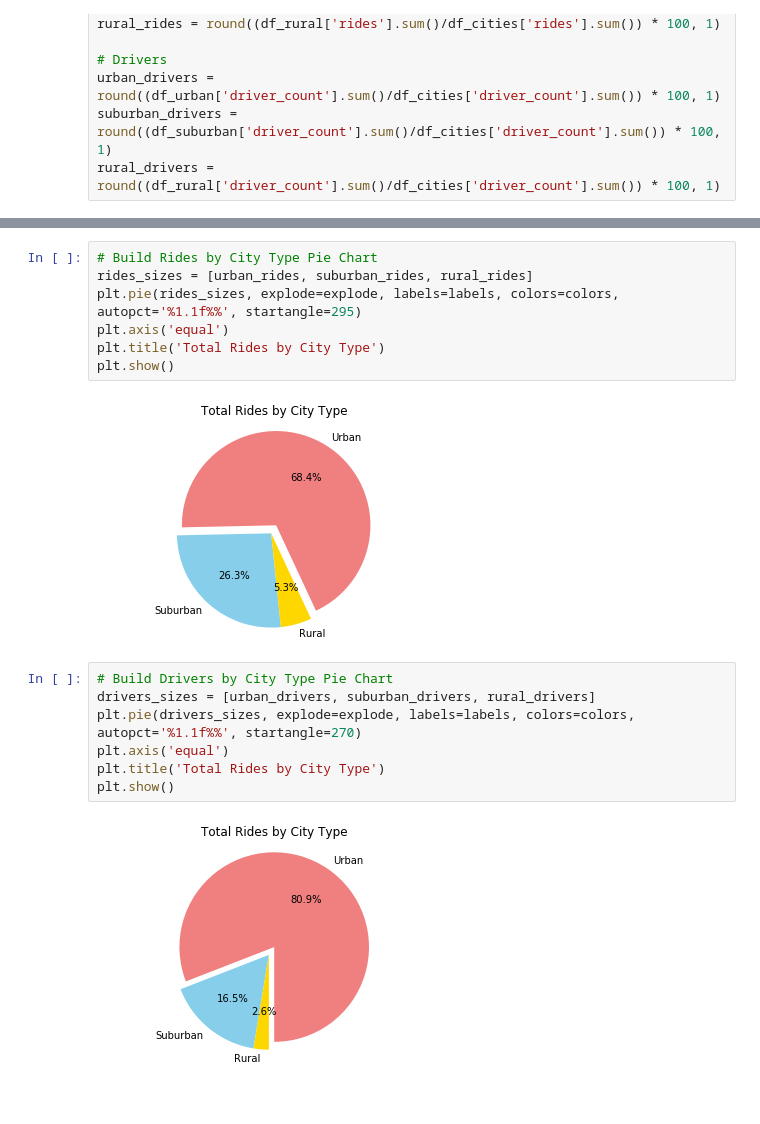
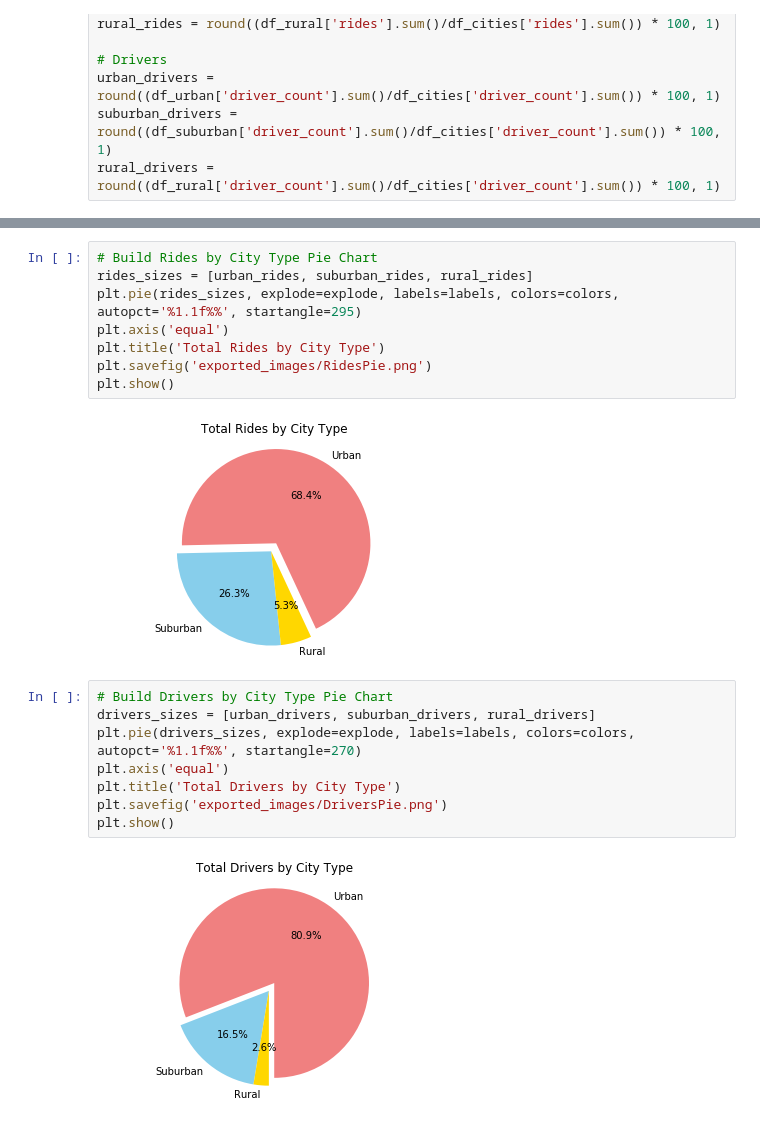
Before and after one commit to mbyrd27/matplotlib-challenge, a Jupyter notebook: Pyber.ipynb, the cells around one changed output, grey strips where cells are left out. Drawn from its saved outputs; the diff is of its cells as text.

```diff
--- a/Pyber.ipynb
+++ b/Pyber.ipynb
@@ -145,15 +110,17 @@ rides_sizes = [urban_rides, suburban_rides, rural_rides]
 plt.pie(rides_sizes, explode=explode, labels=labels, colors=colors, autopct='%1.1f%%', startangle=295)
 plt.axis('equal')
 plt.title('Total Rides by City Type')
+plt.savefig('exported_images/RidesPie.png')
 plt.show()
 # %% [output]
 [figure]
 # %%
 # Build Drivers by City Type Pie Chart
 drivers_sizes = [urban_drivers, suburban_drivers, rural_drivers]
 plt.pie(drivers_sizes, explode=explode, labels=labels, colors=colors, autopct='%1.1f%%', startangle=270)
 plt.axis('equal')
-plt.title('Total Rides by City Type')
+plt.title('Total Drivers by City Type')
+plt.savefig('exported_images/DriversPie.png')
 plt.show()
 # %% [output]
-[figure, old version]
+[figure, new version]
```
Also changed, not shown: parts of 5 cells of this notebook, 1 other file.
